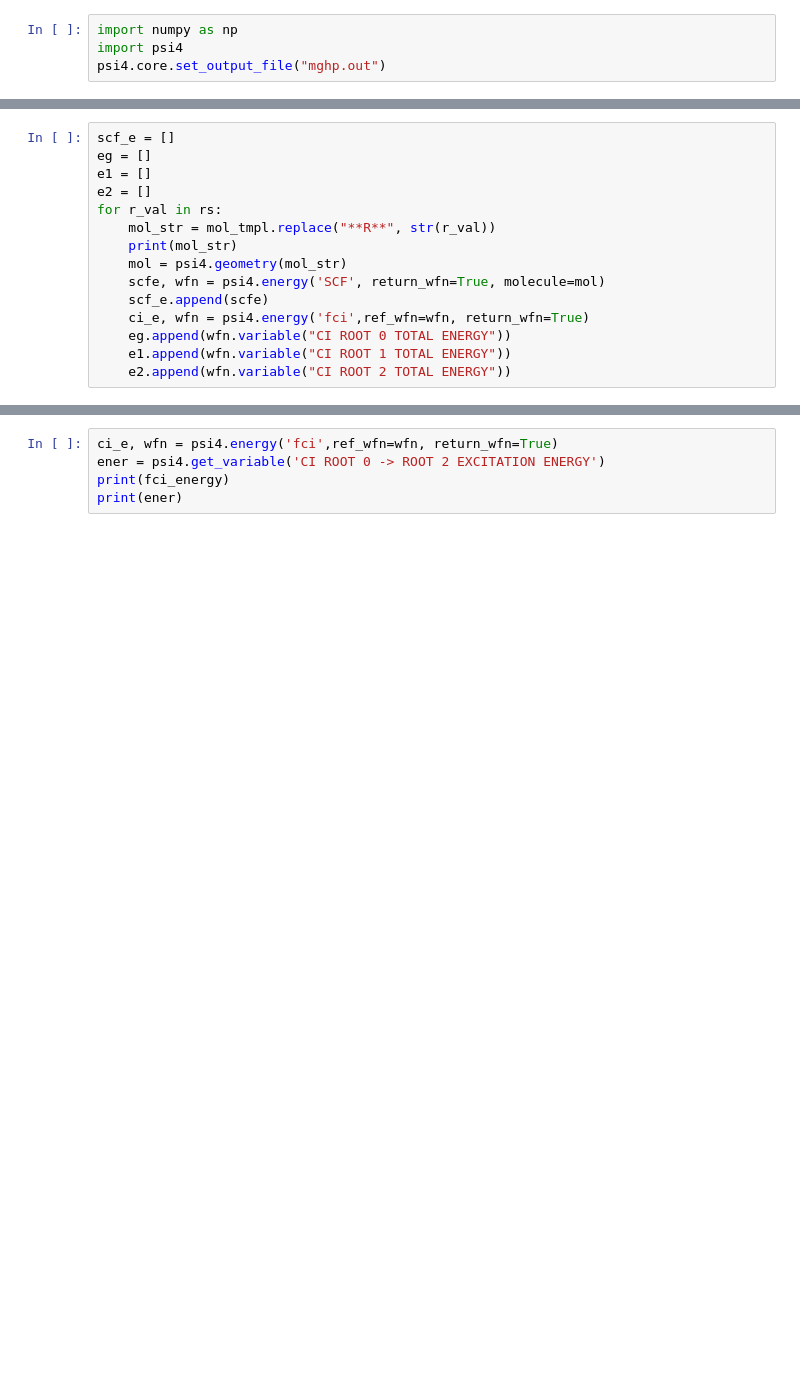
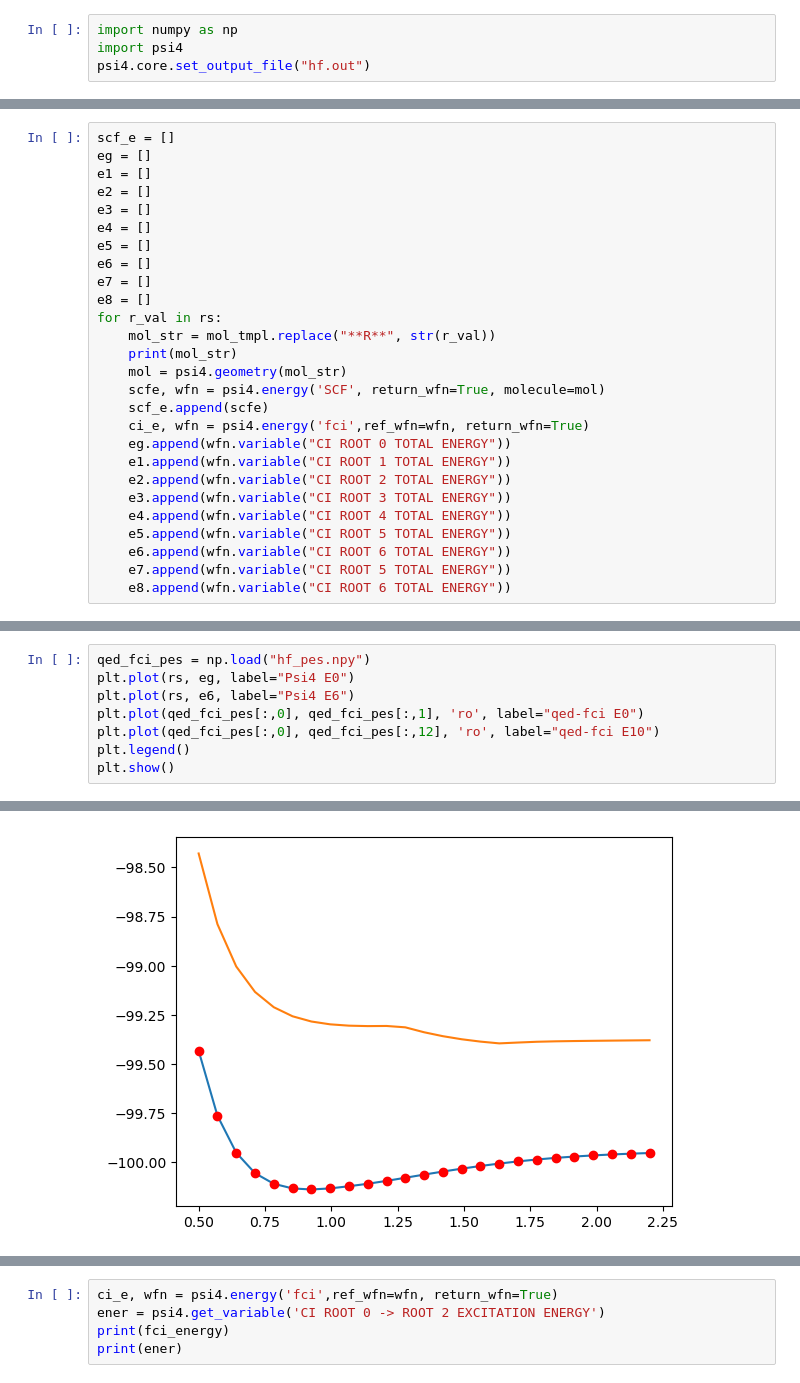
Before and after one commit to boss-bee/data_repository, a Jupyter notebook: json_scripts/hf_casci.ipynb, the cells around one changed output, grey strips where cells are left out. Cells and saved outputs as stored; diff of their text form; blank space fills up the shorter version.

```diff
--- a/json_scripts/hf_casci.ipynb
+++ b/json_scripts/hf_casci.ipynb
@@ -1,6 +1,6 @@
 # %%
 import numpy as np
 import psi4
-psi4.core.set_output_file("mghp.out")
+psi4.core.set_output_file("hf.out")
 # %%
 mol_str = """
@@ -50,6 +118,12 @@ scf_e = []
 eg = []
 e1 = []
 e2 = []
+e3 = []
+e4 = []
+e5 = []
+e6 = []
+e7 = []
+e8 = []
 for r_val in rs:
     mol_str = mol_tmpl.replace("**R**", str(r_val))
     print(mol_str)
@@ -60,3 +134,9 @@ for r_val in rs:
     eg.append(wfn.variable("CI ROOT 0 TOTAL ENERGY"))
     e1.append(wfn.variable("CI ROOT 1 TOTAL ENERGY"))
     e2.append(wfn.variable("CI ROOT 2 TOTAL ENERGY"))
+    e3.append(wfn.variable("CI ROOT 3 TOTAL ENERGY"))
+    e4.append(wfn.variable("CI ROOT 4 TOTAL ENERGY"))
+    e5.append(wfn.variable("CI ROOT 5 TOTAL ENERGY"))
+    e6.append(wfn.variable("CI ROOT 6 TOTAL ENERGY"))
+    e7.append(wfn.variable("CI ROOT 5 TOTAL ENERGY"))
+    e8.append(wfn.variable("CI ROOT 6 TOTAL ENERGY"))
@@ -62,0 +161,9 @@ for r_val in rs:
+# %%
+qed_fci_pes = np.load("hf_pes.npy")
+plt.plot(rs, eg, label="Psi4 E0")
+plt.plot(rs, e6, label="Psi4 E6")
+plt.plot(qed_fci_pes[:,0], qed_fci_pes[:,1], 'ro', label="qed-fci E0")
+plt.plot(qed_fci_pes[:,0], qed_fci_pes[:,12], 'ro', label="qed-fci E10")
+plt.legend()
+plt.show()
+# %% [output]
@@ -63,3 +171,4 @@ for r_val in rs:
+[figure, added]
 # %%
 from matplotlib import pyplot as plt
 #plt.plot(rs, scf_e, label="rhf")
```
Also changed, not shown: parts of 6 cells of this notebook, 1 other file.
